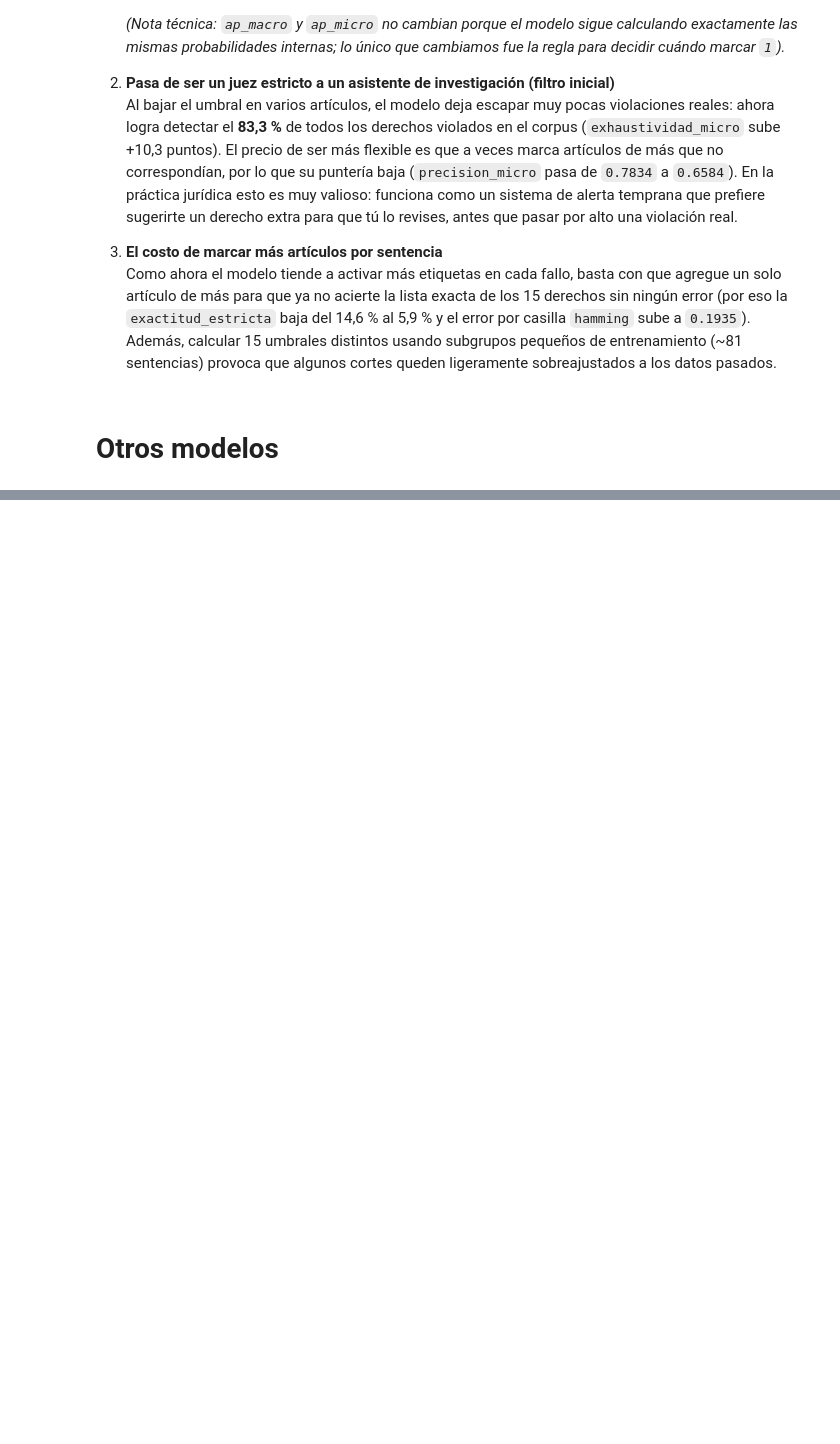
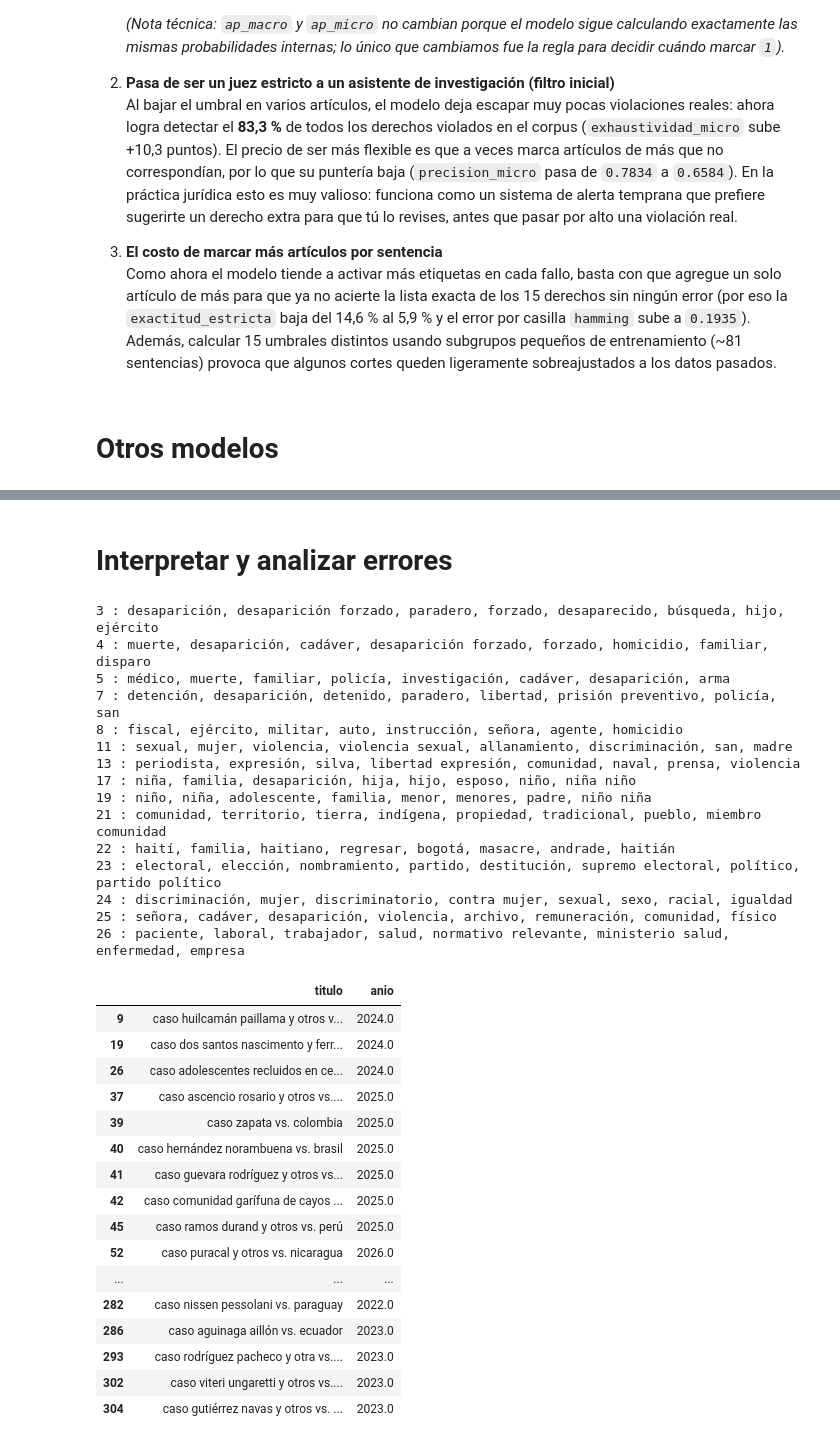
Before and after one commit to GiraldoB/RAG-CIDH, a Jupyter notebook: t1_articulos.ipynb, the cells around one changed output, grey strips where cells are left out. Saved outputs shown, nothing was run; the diff lists cells and outputs as text; code cells hidden in the pictures; blank space fills up the shorter version.

Commit message:
interpretar errores

```diff
--- a/t1_articulos.ipynb
+++ b/t1_articulos.ipynb
@@ -484,0 +557,20 @@ resumir(filas)
+# %%
+def fuera_de_particion(crear_modelo, X):
+    P = np.zeros(Y.shape)
+    for k, ent, pru in iterar_particiones(df):
+        P[pru] = crear_modelo().fit(X[ent], Y[ent]).predict_proba(X[pru])
+    return P
+
+def bootstrap_diferencia(P_a, P_b, umbral=0.5, n=1000):
+    """Media e intervalo del 95 % de (F1 macro de A) − (F1 macro de B)."""
+    rng = np.random.default_rng(SEMILLA)
+    d = []
+    for _ in range(n):
+        i = rng.integers(0, len(Y), len(Y))       # las mismas sentencias para los dos modelos
+        d.append(f1_score(Y[i], P_a[i] >= umbral, average="macro", zero_division=0)
+                 - f1_score(Y[i], P_b[i] >= umbral, average="macro", zero_division=0))
+    return np.mean(d), np.percentile(d, [2.5, 97.5])
+
+P_lemas = fuera_de_particion(tfidf_lr, X)
+P_texto = fuera_de_particion(tfidf_lr, df["texto"].to_numpy())
+bootstrap_diferencia(P_lemas, P_texto)
@@ -484,0 +584,46 @@ resumir(filas)
+# %% [markdown]
+# Interpretar y analizar errores
+# %%
+modelo = tfidf_lr().fit(X, Y)            # con todos los datos: solo para interpretar, no para medir
+vocabulario = modelo[0].get_feature_names_out()
+for j, a in enumerate(etiquetas):
+    pesos = modelo[-1].estimators_[j].coef_[0]
+    print(a, ":", ", ".join(vocabulario[np.argsort(pesos)[-8:][::-1]]))
+
+# Falsos negativos de un artículo: violado, pero el modelo dijo que no
+j = etiquetas.index(26)
+fn = np.flatnonzero((Y[:, j] == 1) & (P_lemas[:, j] < 0.5))
+df.loc[fn, ["titulo", "anio"]]
+# %% [output]
+3 : desaparición, desaparición forzado, paradero, forzado, desaparecido, búsqueda, hijo, ejército
+4 : muerte, desaparición, cadáver, desaparición forzado, forzado, homicidio, familiar, disparo
+5 : médico, muerte, familiar, policía, investigación, cadáver, desaparición, arma
+7 : detención, desaparición, detenido, paradero, libertad, prisión preventivo, policía, san
+8 : fiscal, ejército, militar, auto, instrucción, señora, agente, homicidio
+11 : sexual, mujer, violencia, violencia sexual, allanamiento, discriminación, san, madre
+13 : periodista, expresión, silva, libertad expresión, comunidad, naval, prensa, violencia
+17 : niña, familia, desaparición, hija, hijo, esposo, niño, niña niño
+19 : niño, niña, adolescente, familia, menor, menores, padre, niño niña
+21 : comunidad, territorio, tierra, indígena, propiedad, tradicional, pueblo, miembro comunidad
+22 : haití, familia, haitiano, regresar, bogotá, masacre, andrade, haitián
+23 : electoral, elección, nombramiento, partido, destitución, supremo electoral, político, partido político
+24 : discriminación, mujer, discriminatorio, contra mujer, sexual, sexo, racial, igualdad
+25 : señora, cadáver, desaparición, violencia, archivo, remuneración, comunidad, físico
+26 : paciente, laboral, trabajador, salud, normativo relevante, ministerio salud, enfermedad, empresa
+|  | titulo | anio |
+| 9 | caso huilcamán paillama y otros v... | 2024.0 |
+| 19 | caso dos santos nascimento y ferr... | 2024.0 |
+| 26 | caso adolescentes recluidos en ce... | 2024.0 |
+| 37 | caso ascencio rosario y otros vs.... | 2025.0 |
+| 39 | caso zapata vs. colombia | 2025.0 |
+| 40 | caso hernández norambuena vs. brasil | 2025.0 |
+| 41 | caso guevara rodríguez y otros vs... | 2025.0 |
+| 42 | caso comunidad garífuna de cayos ... | 2025.0 |
+| 45 | caso ramos durand y otros vs. perú | 2025.0 |
+| 52 | caso puracal y otros vs. nicaragua | 2026.0 |
+| ... | ... | ... |
+| 282 | caso nissen pessolani vs. paraguay | 2022.0 |
+| 286 | caso aguinaga aillón vs. ecuador | 2023.0 |
+| 293 | caso rodríguez pacheco y otra vs.... | 2023.0 |
+| 302 | caso viteri ungaretti y otros vs.... | 2023.0 |
+| 304 | caso gutiérrez navas y otros vs. ... | 2023.0 |
```
Also changed, not shown: parts of 10 cells of this notebook.
